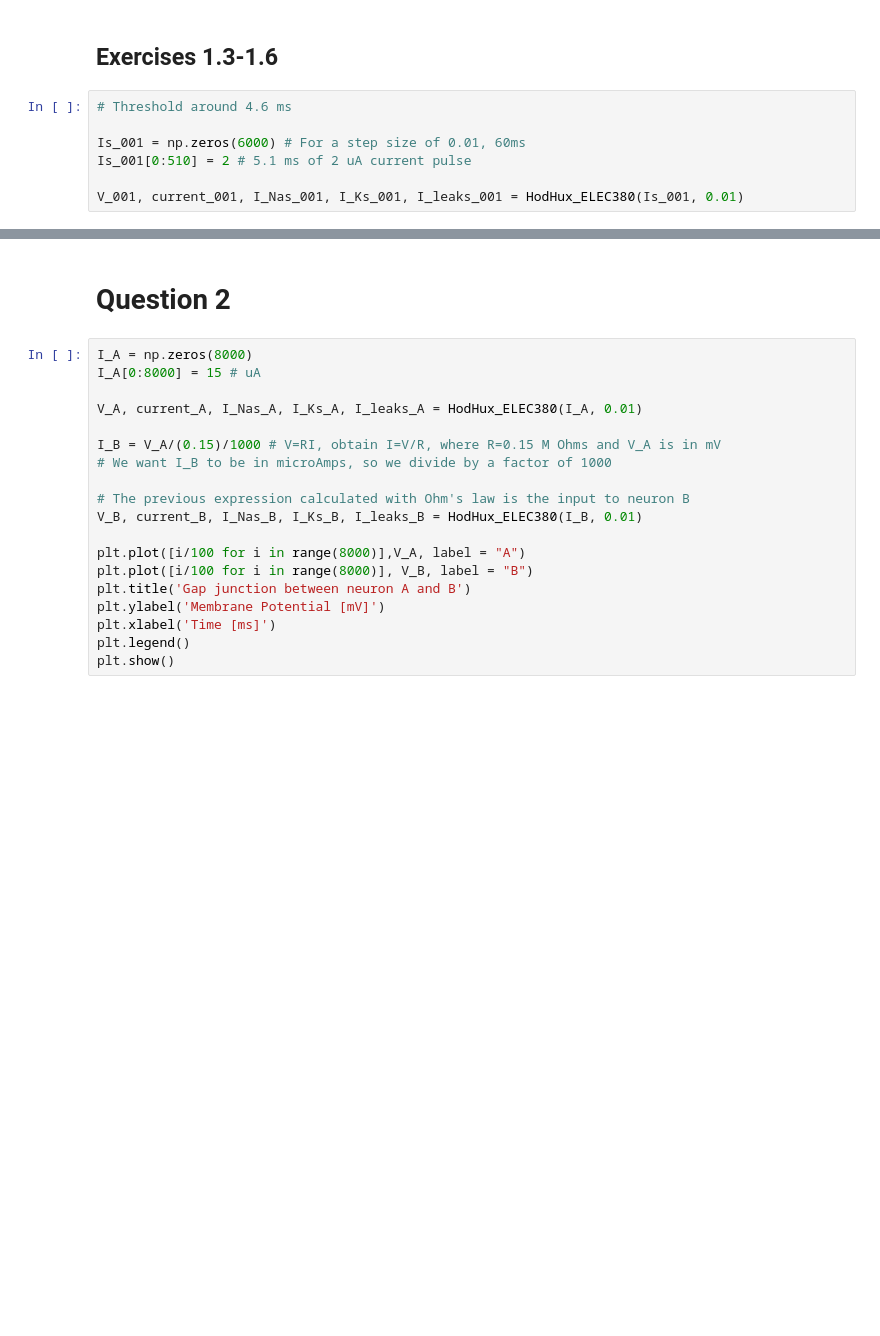
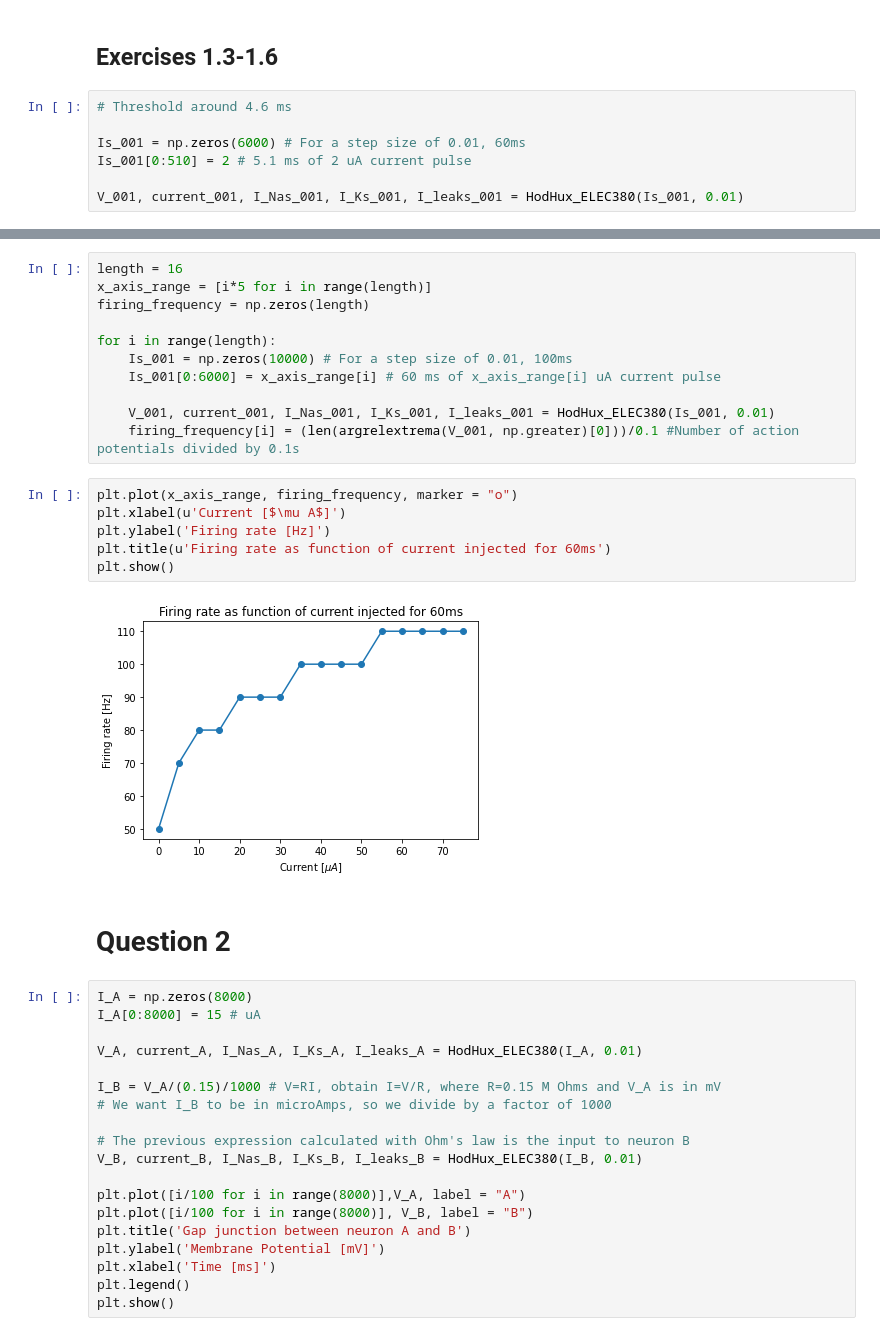
Before and after one commit to SaiAkhilVudattu/Neuro_classes, a Jupyter notebook: intro_neu/HW2/Hw2_Intro_neu.ipynb, the cells around one changed output, grey strips where cells are left out. Saved outputs shown, nothing was run; the diff lists cells and outputs as text; blank space fills up the shorter version.

```diff
--- a/intro_neu/HW2/Hw2_Intro_neu.ipynb
+++ b/intro_neu/HW2/Hw2_Intro_neu.ipynb
@@ -326,3 +355,22 @@ The output of the ``HodHux_ELEC380`` function:
+# %%
+length = 16
+x_axis_range = [i*5 for i in range(length)]
+firing_frequency = np.zeros(length)
+
+for i in range(length):
+    Is_001 = np.zeros(10000) # For a step size of 0.01, 100ms
+    Is_001[0:6000] = x_axis_range[i] # 60 ms of x_axis_range[i] uA current pulse
+
+    V_001, current_001, I_Nas_001, I_Ks_001, I_leaks_001 = HodHux_ELEC380(Is_001, 0.01)
+    firing_frequency[i] = (len(argrelextrema(V_001, np.greater)[0]))/0.1 #Number of action potentials divided by 0.1s
+# %%
+plt.plot(x_axis_range, firing_frequency, marker = "o")
+plt.xlabel(u'Current [$\mu A$]')
+plt.ylabel('Firing rate [Hz]')
+plt.title(u'Firing rate as function of current injected for 60ms')
+plt.show()
+# %% [output]
+[figure, added]
 # %% [markdown]
 # Question 2
 # %%
```
Also changed, not shown: parts of 8 cells of this notebook.
